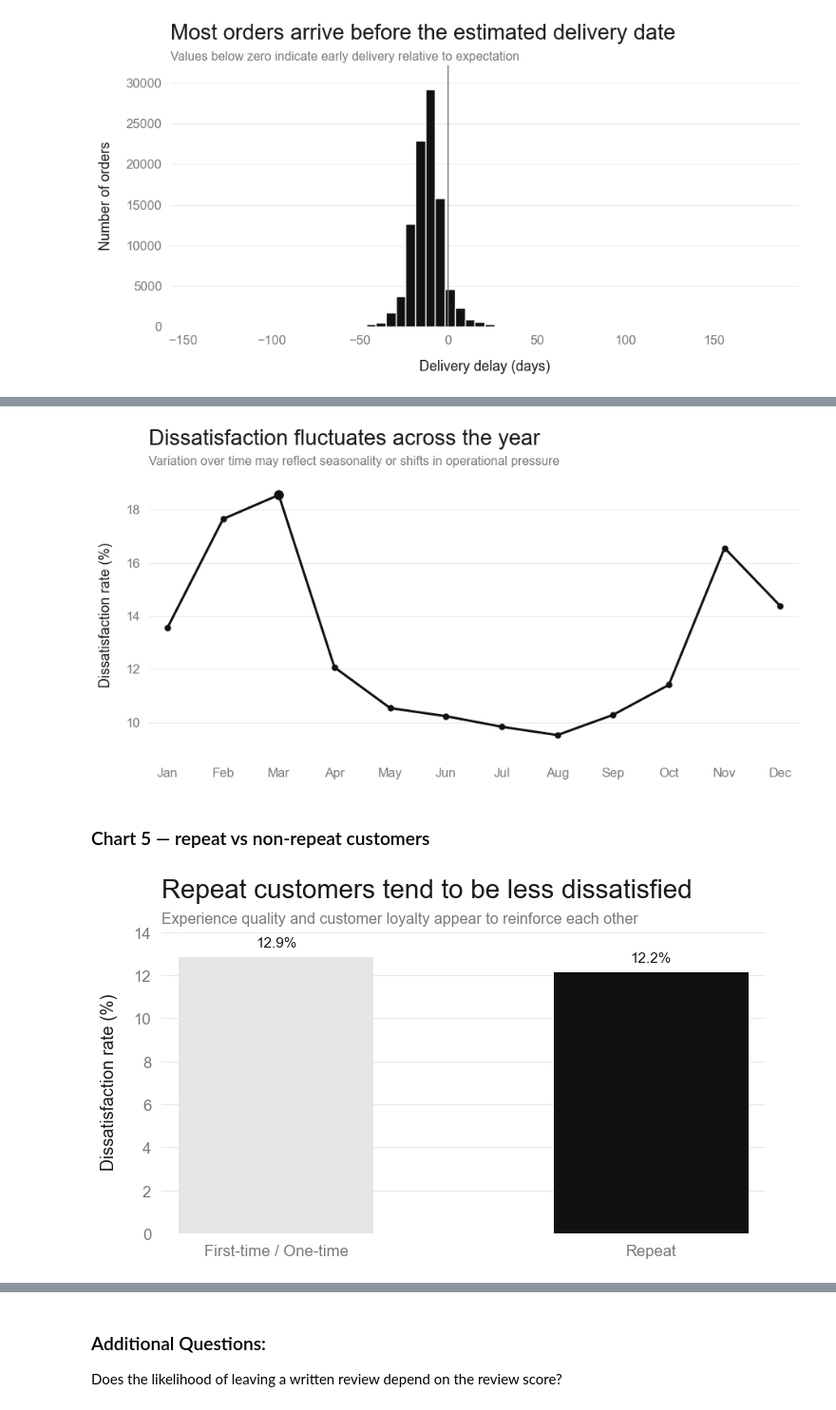
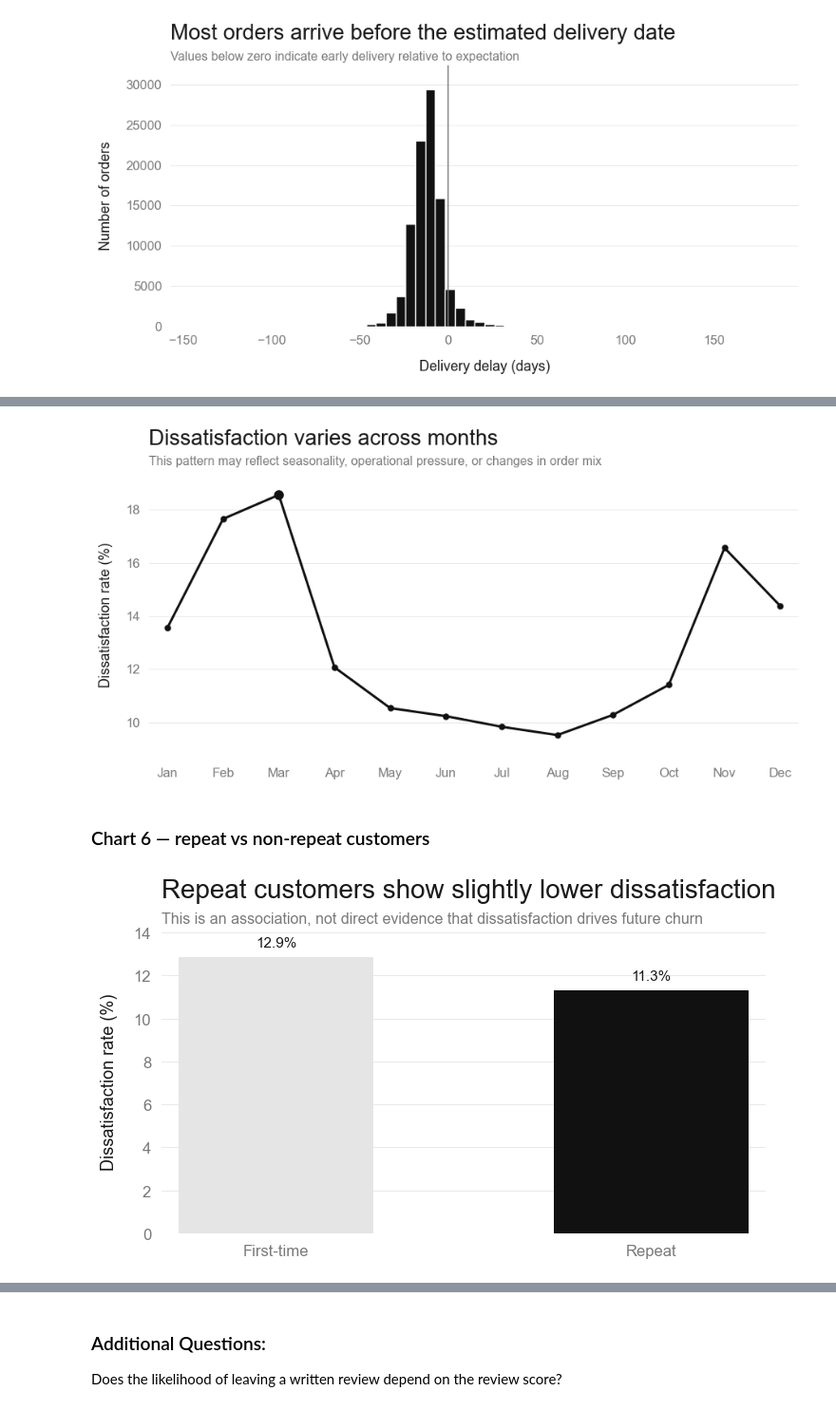
Before and after one commit to rachelv2/ecommerce-cx-dissatisfaction-prediction, a Jupyter notebook: notebooks/02_eda.ipynb, the cells around one changed output, grey strips where cells are left out. Shown at 95% size. Cells and saved outputs as stored; diff of their text form; code cells hidden in the pictures.

```diff
--- a/notebooks/02_eda.ipynb
+++ b/notebooks/02_eda.ipynb
@@ -67,7 +53,4 @@ for col in date_cols:
-# %%
-df["delivery_delay"] = (
-    df["order_delivered_customer_date"] - df["order_estimated_delivery_date"]
-).dt.days
-# %%
-df["is_dissatisfied"] = df["review_score"].apply(lambda x: 1 if x <= 2 else 0)
+# %%
+# Keep a reviewed-only subset for dissatisfaction analysis
+reviewed_df = df[df["has_review"] == 1].copy()
 # %% [markdown]
@@ -209,6 +206,6 @@ save_fig(fig, "02_delivery_delay_distribution_boss_style.png")
 # %%
 delay_by_group = (
-    df.groupby("is_dissatisfied")["delivery_delay"]
+    reviewed_df.groupby("is_dissatisfied")["delivery_delay"]
     .mean()
     .rename(index={0: "Satisfied / Neutral", 1: "Dissatisfied"})
 )
@@ -226,8 +223,8 @@ ax.axhline(0, color=LIGHT, linewidth=1)
 
 add_title(
     ax,
-    "Weaker delivery performance correlates with dissatisfaction",
-    "Even when deliveries are early on average, relative performance still matters"
+    "Dissatisfied customers experience weaker delivery performance",
+    "Among reviewed orders, dissatisfied customers received materially less early delivery on average"
 )
 
 ax.set_ylabel("Average delivery delay (days)")
@@ -248,5 +245,5 @@ for bar in bars:
 
 plt.tight_layout(pad=3)
 plt.show()
-save_fig(fig, "03_delay_vs_dissatisfaction_boss_style.png")
+save_fig(fig, "04_delay_vs_dissatisfaction_reviewed.png")
 # %% [output]
@@ -260,9 +259,13 @@ Customers seem to reward overperformance, not just acceptable performance.
 # %%
 monthly = (
-    df.groupby(["purchase_month", "purchase_month_name"])["is_dissatisfied"]
+    reviewed_df.groupby(["purchase_month"])["is_dissatisfied"]
     .mean()
     .reset_index()
     .sort_values("purchase_month")
+)
+
+monthly["purchase_month_name"] = monthly["purchase_month"].map(
+    {1:"Jan",2:"Feb",3:"Mar",4:"Apr",5:"May",6:"Jun",7:"Jul",8:"Aug",9:"Sep",10:"Oct",11:"Nov",12:"Dec"}
 )
 
 fig, ax = create_figure(figsize=(10, 5.5))
@@ -277,8 +280,8 @@ ax.scatter(x.iloc[peak_idx], y.iloc[peak_idx], color=ACCENT, s=65, zorder=3)
 
 add_title(
     ax,
-    "Dissatisfaction fluctuates across the year",
-    "Variation over time may reflect seasonality or shifts in operational pressure"
+    "Dissatisfaction varies across months",
+    "This pattern may reflect seasonality, operational pressure, or changes in order mix"
 )
 
 ax.set_ylabel("Dissatisfaction rate (%)")
@@ -286,16 +289,16 @@ clean_axes(ax, grid_axis="y")
 
 plt.tight_layout(pad=3)
 plt.show()
-save_fig(fig, "04_dissatisfaction_by_month_boss_style.png")
+save_fig(fig, "05_dissatisfaction_by_month_reviewed.png")
 # %% [output]
-[figure, old version]
+[figure, new version]
 # %% [markdown]
-### Chart 5 — repeat vs non-repeat customers
+### Chart 6 — repeat vs non-repeat customers
 # %%
 repeat_rates = (
-    df.groupby("is_repeat_customer")["is_dissatisfied"]
+    reviewed_df.groupby("is_repeat_customer")["is_dissatisfied"]
     .mean()
-    .rename(index={0: "First-time / One-time", 1: "Repeat"})
+    .rename(index={0: "First-time", 1: "Repeat"})
     * 100
 )
 
@@ -303,35 +306,35 @@ fig, ax = create_figure(figsize=(8, 5))
 
 bars = ax.bar(
     repeat_rates.index,
     repeat_rates.values,
     color=[LIGHT, ACCENT],
     width=0.52
 )
 
 add_title(
     ax,
-    "Repeat customers tend to be less dissatisfied",
-    "Experience quality and customer loyalty appear to reinforce each other"
+    "Repeat customers show slightly lower dissatisfaction",
+    "This is an association, not direct evidence that dissatisfaction drives future churn"
 )
 
 ax.set_ylabel("Dissatisfaction rate (%)")
 clean_axes(ax, grid_axis="y")
 
 for bar in bars:
     h = bar.get_height()
     ax.text(
         bar.get_x() + bar.get_width()/2,
         h + 0.35,
         f"{h:.1f}%",
         ha="center",
         va="bottom",
         fontsize=11,
         color=DARK
     )
 
 plt.tight_layout(pad=3)
 plt.show()
-save_fig(fig, "05_repeat_customer_dissatisfaction_boss_style.png")
+save_fig(fig, "06_repeat_customer_dissatisfaction_reviewed.png")
 # %% [output]
-[figure, old version]
+[figure, new version]
 # %% [markdown]
```
Also changed, not shown: parts of 64 cells of this notebook, 26 other files.
